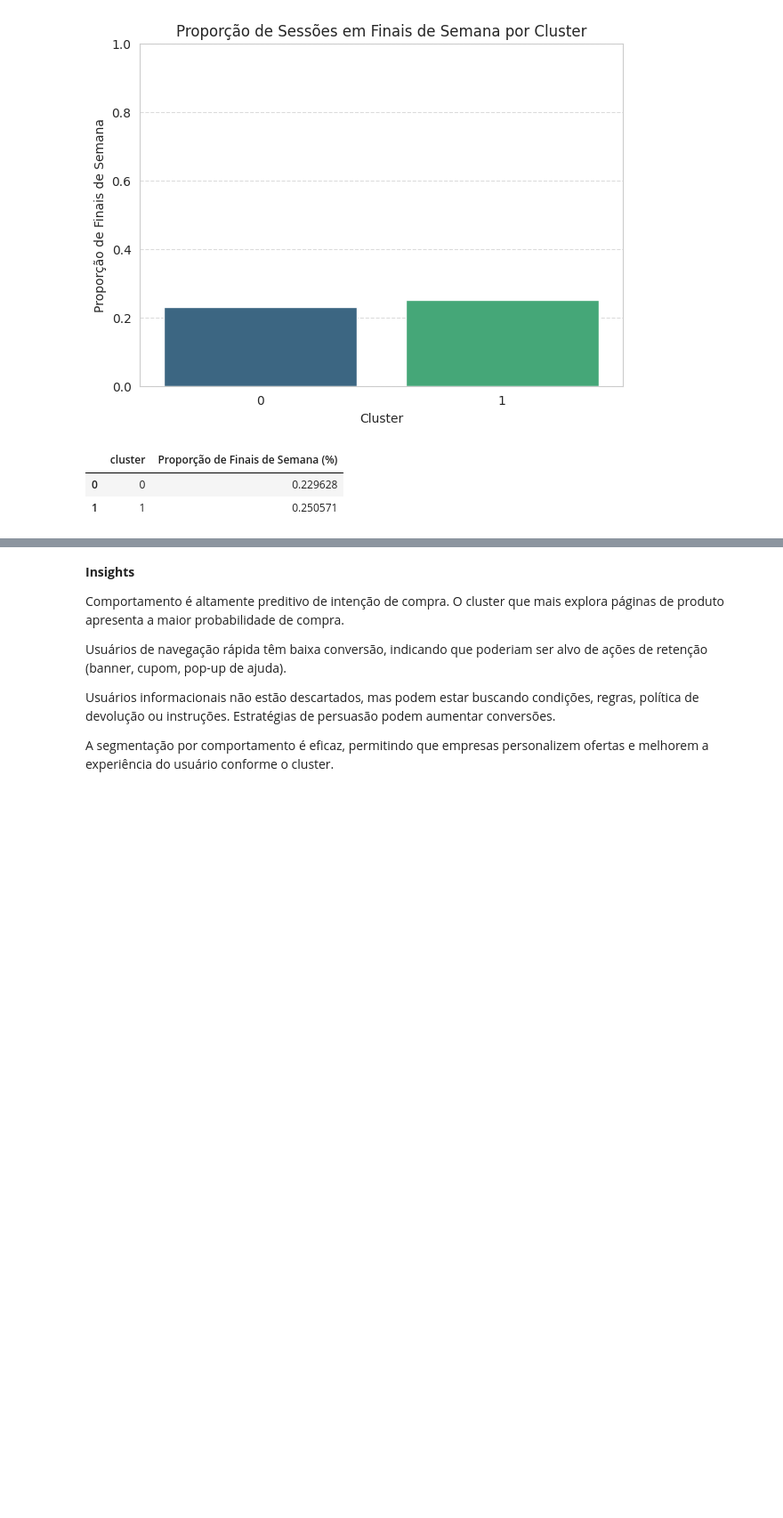
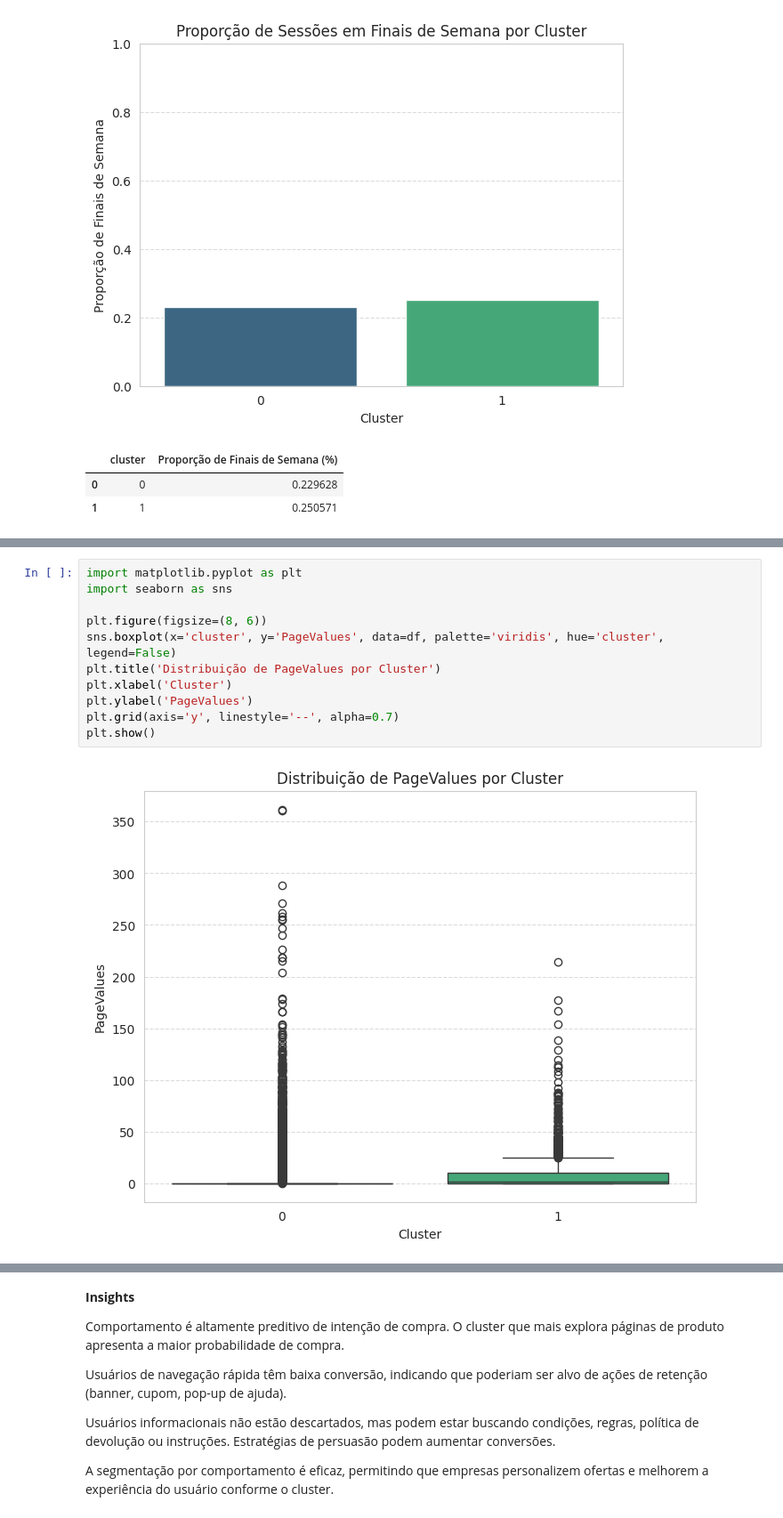
Before and after one commit to alevazcientista-dotcom/KMeans-com-Cotovelo-e-Silhueta-M29, a Jupyter notebook: K_means_com_Cotovelo_e_Silhueta_M29_2.ipynb, the cells around one changed output, grey strips where cells are left out. Shown at 89% size. Cells and saved outputs as stored; diff of their text form; blank space fills up the shorter version.

```diff
--- a/K_means_com_Cotovelo_e_Silhueta_M29_2.ipynb
+++ b/K_means_com_Cotovelo_e_Silhueta_M29_2.ipynb
@@ -383,0 +445,13 @@ display(weekend_by_cluster)
+# %%
+import matplotlib.pyplot as plt
+import seaborn as sns
+
+plt.figure(figsize=(8, 6))
+sns.boxplot(x='cluster', y='PageValues', data=df, palette='viridis', hue='cluster', legend=False)
+plt.title('Distribuição de PageValues por Cluster')
+plt.xlabel('Cluster')
+plt.ylabel('PageValues')
+plt.grid(axis='y', linestyle='--', alpha=0.7)
+plt.show()
+# %% [output]
+[figure, added]
```
Also changed, not shown: parts of 9 cells of this notebook.
